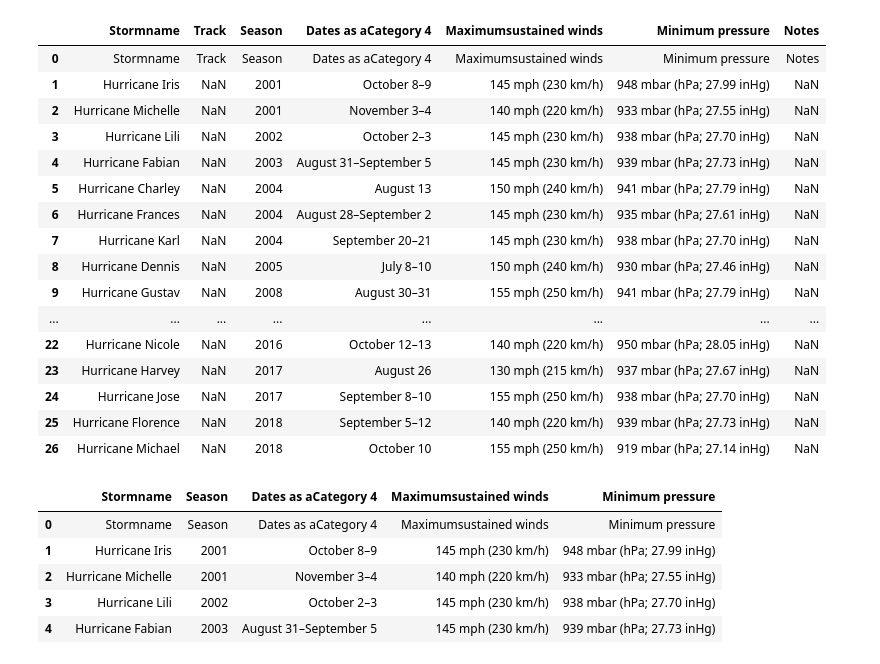
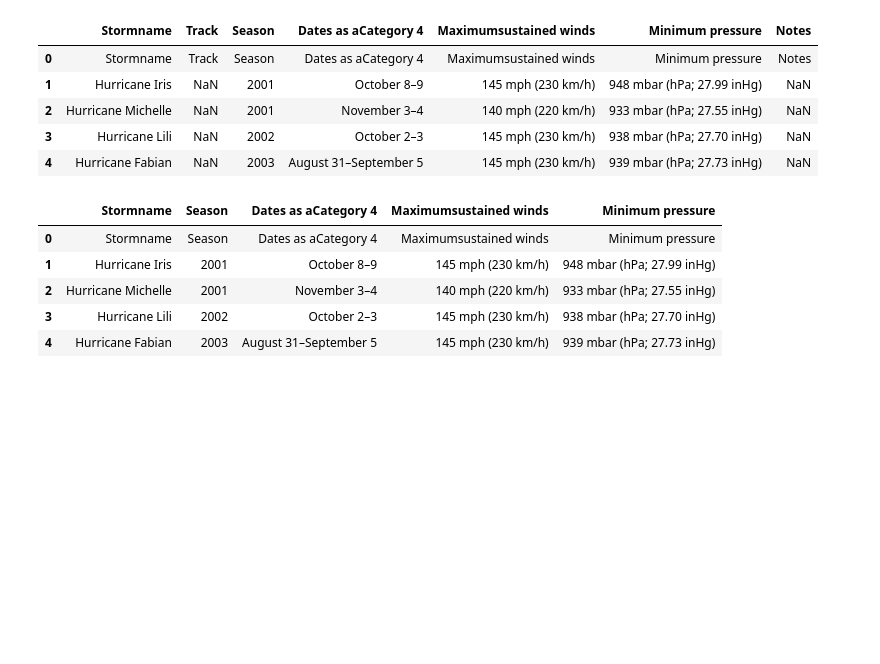
Before and after one commit to JackDoyleIRE/Hurricane-Data-Analysis, a Jupyter notebook: Hurricane data analysis.ipynb, the cells around one changed output. Drawn from its saved outputs; the diff is of its cells as text; code cells hidden in the pictures; blank space fills up the shorter version.

```diff
--- a/Hurricane data analysis.ipynb
+++ b/Hurricane data analysis.ipynb
@@ -1,45 +1,37 @@
 # %%
-#Scraping data from a wikipeadia page containing multiple tabels of Hurricane Data
+#Wikipedia contains a wealth of data concerning hurricanes. Using python and pandas we can scrape this
+# data and merge it with other data to create a nice data set on Atlantic Hurricanes from 1900 to presnt day.
 
-#Here import the BeautifulSoup package to parce the html
+
+#Here import the packages needed including pandas. Beautiful soup is not especially nexccecarry here but is an iteresting way
+#to grab other page information. I use it here to grab the table headers.
 from bs4 import BeautifulSoup
 import requests
 import pandas as pd
 
 html = requests.get("https://en.wikipedia.org/wiki/List_of_Category_4_Atlantic_hurricanes").text #grabing the html from wikipedia
 soup = BeautifulSoup(html, 'html5lib') #creating a soup object that allows for searching via tags
 
 all_tables_in_dataframes = pd.read_html(html)
 select_table = all_tables_in_dataframes[5]
 
 table = soup.find_all('table', class_="wikitable")[5]
 
 #Here I strip the header row information using a list comprehension
 headers = [header.text.strip() for header in table.find_all('th',{'scope' :'col'})]
 
 data = select_table
 data.columns = headers
 data2 = data.drop(data.index[0])
 data2 = data.drop(data.index[27])
-data2.head(50)
+data2.head()
 # %% [output]
 |  | Stormname | Track | Season | Dates as aCategory 4 | Maximumsustained winds | Minimum pressure | Notes |
 | 0 | Stormname | Track | Season | Dates as aCategory 4 | Maximumsustained winds | Minimum pressure | Notes |
 | 1 | Hurricane Iris | NaN | 2001 | October 8–9 | 145 mph (230 km/h) | 948 mbar (hPa; 27.99 inHg) | NaN |
 | 2 | Hurricane Michelle | NaN | 2001 | November 3–4 | 140 mph (220 km/h) | 933 mbar (hPa; 27.55 inHg) | NaN |
 | 3 | Hurricane Lili | NaN | 2002 | October 2–3 | 145 mph (230 km/h) | 938 mbar (hPa; 27.70 inHg) | NaN |
 | 4 | Hurricane Fabian | NaN | 2003 | August 31–September 5 | 145 mph (230 km/h) | 939 mbar (hPa; 27.73 inHg) | NaN |
-| 5 | Hurricane Charley | NaN | 2004 | August 13 | 150 mph (240 km/h) | 941 mbar (hPa; 27.79 inHg) | NaN |
-| 6 | Hurricane Frances | NaN | 2004 | August 28–September 2 | 145 mph (230 km/h) | 935 mbar (hPa; 27.61 inHg) | NaN |
-| 7 | Hurricane Karl | NaN | 2004 | September 20–21 | 145 mph (230 km/h) | 938 mbar (hPa; 27.70 inHg) | NaN |
-| 8 | Hurricane Dennis | NaN | 2005 | July 8–10 | 150 mph (240 km/h) | 930 mbar (hPa; 27.46 inHg) | NaN |
-| 9 | Hurricane Gustav | NaN | 2008 | August 30–31 | 155 mph (250 km/h) | 941 mbar (hPa; 27.79 inHg) | NaN |
-| ... | ... | ... | ... | ... | ... | ... | ... |
-| 22 | Hurricane Nicole | NaN | 2016 | October 12–13 | 140 mph (220 km/h) | 950 mbar (hPa; 28.05 inHg) | NaN |
-| 23 | Hurricane Harvey | NaN | 2017 | August 26 | 130 mph (215 km/h) | 937 mbar (hPa; 27.67 inHg) | NaN |
-| 24 | Hurricane Jose | NaN | 2017 | September 8–10 | 155 mph (250 km/h) | 938 mbar (hPa; 27.70 inHg) | NaN |
-| 25 | Hurricane Florence | NaN | 2018 | September 5–12 | 140 mph (220 km/h) | 939 mbar (hPa; 27.73 inHg) | NaN |
-| 26 | Hurricane Michael | NaN | 2018 | October 10 | 155 mph (250 km/h) | 919 mbar (hPa; 27.14 inHg) | NaN |
 # %%
 #Cleaning up the dataframe
 # %%
```
Also changed, not shown: parts of 18 cells of this notebook.
